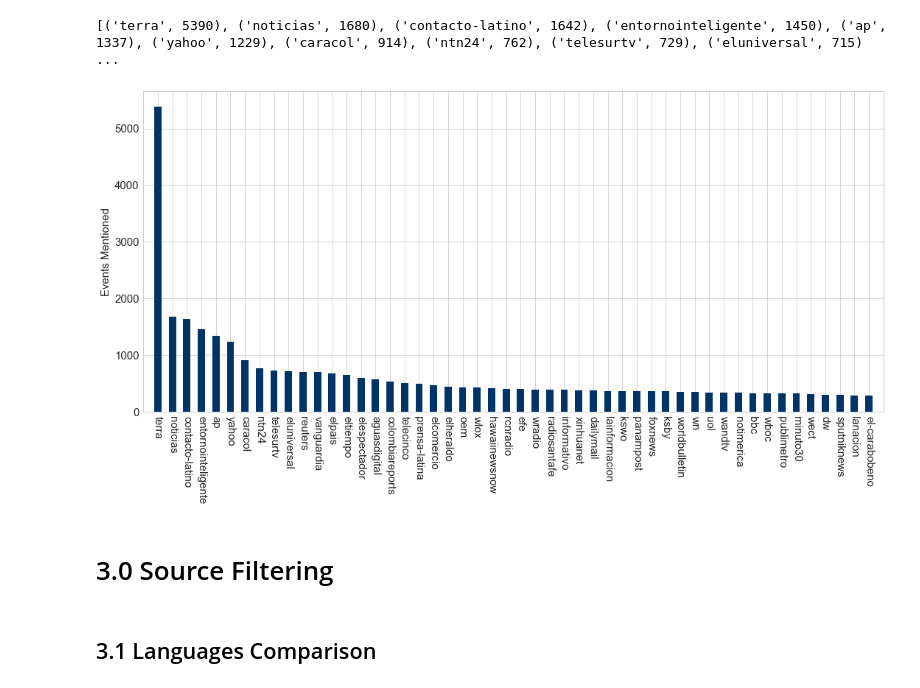
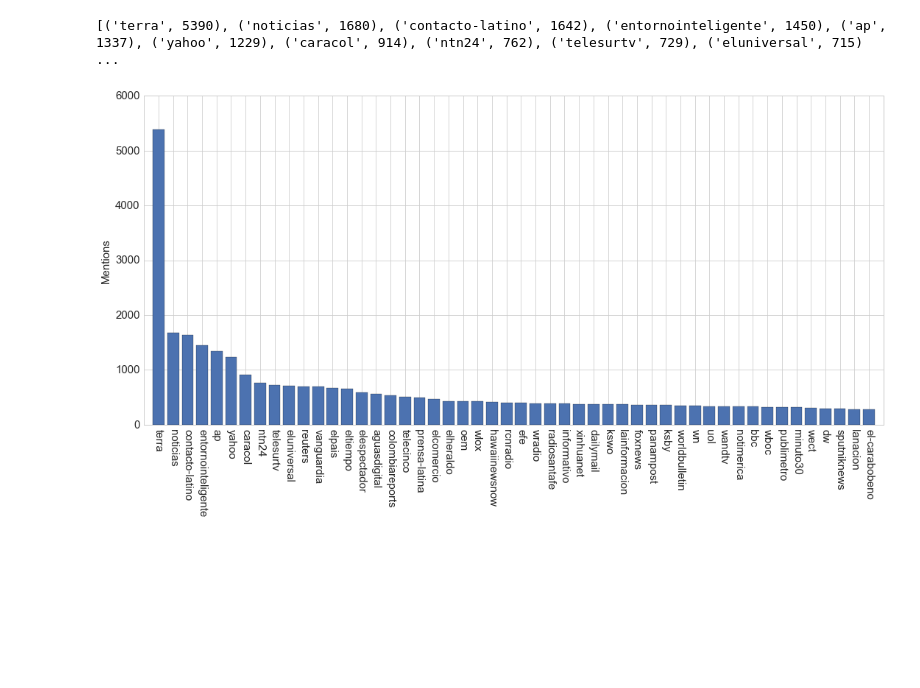
Before and after one commit to henrydambanemuya/gdelt-colombia, a Jupyter notebook: Notebooks/Mentions.ipynb, the cells around one changed output. Drawn from its saved outputs; the diff is of its cells as text; code cells hidden in the pictures; blank space fills up the shorter version.

```diff
--- a/Notebooks/Mentions.ipynb
+++ b/Notebooks/Mentions.ipynb
@@ -21,7 +21,7 @@ from NewspaperLanguages import translations
 pd.set_option('display.max_colwidth', -1)
 plt.style.use('seaborn-whitegrid')
 # Declare global variables
-all_mentions = pd.read_csv('C:/Users/henry/Dropbox/GDELT/all_mentions.csv', encoding='latin-1').sort_values('EventTimeDate', ascending=1)
+all_mentions = pd.read_csv('C:/Users/Administrator/Dropbox/GDELT/all_mentions.csv', encoding='latin-1').sort_values('EventTimeDate', ascending=1)
 all_mentions.columns
 # %% [output]
 Index(['GLOBALEVENTID', 'EventTimeDate', 'MentionTimeDate', 'MentionType',
@@ -140,0 +144,27 @@ plt.show()
+# %%
+all_mentions['MentionDates'] = [str(date)[:8] for date in all_mentions['MentionTimeDate']]
+
+dates = sorted([key for key in Counter(all_mentions['MentionDates']).keys()])
+daily_tone = [np.mean(all_mentions.loc[all_mentions['MentionDates'] == date, 'MentionDocTone']) for date in dates]
+
+def movingAverage(values, window):
+    weights = np.repeat(1.0, window)/window
+    sma = np.convolve(values, weights, 'valid')
+    return sma
+
+daily_tone_ma = movingAverage(daily_tone, 30)
+
+fig, ax = plt.subplots(figsize=(18, 8))
+ax.set_title('', fontsize=15, fontweight='bold')
+ax.tick_params(axis='x', labelsize=15)
+ax.tick_params(axis='y', labelsize=10)
+ax.set_xlabel('', fontsize=15)
+ax.set_ylabel('AvgTone' , fontsize=15)
+ax.set_xticks(np.arange(0, len(dates), 30))
+ax.set_xticklabels(ax.xaxis.get_majorticklabels(), rotation=270)
+ax.set_xticklabels(dates[::30])
+plt.plot(np.arange(len(dates)), daily_tone, label='AvgTone')
+plt.plot(np.arange(len(dates))[len(dates)-len(daily_tone_ma):], daily_tone_ma, label='SMA(30)', c='r')
+plt.xlim([0,len(dates)])
+plt.legend(loc='best', fontsize=15)
+plt.show()
@@ -144,8 +176,7 @@ plt.show()
 The Confidence indicator measures the percent confidence in the extraction of an event from an article for each mention.  See the discussion in the codebook at http://data.gdeltproject.org/documentation/GDELT-Event_Codebook-V2.0.pdf. The Confidence measure is a new feature in GDELT 2.0 that makes it possible to adjust the sensitivity of GDELT towards specific use cases. Those wishing to find the earliest glimmers of breaking events or reports of very small-bore events that tend to only appear as part of period “round up” reports, can use the entire event stream, while those wishing to find only the largest
 events with strongly detailed descriptions, can filter the Event stream to find only those events with the highest Confidence measures. The Confidence measure also makes it possible to identify the “best” news report to return for a given event (filtering all mentions of an event for those with the highest Confidence scores, most prominent positioning within the article, and/or in a specific source language – such as Arabic coverage of a protest versus English coverage of that protest)
 # %%
-fig4, ax = plt.subplots(figsize=(18, 8))
-plt.style.use('seaborn-paper')
+fig, ax = plt.subplots(figsize=(18, 8))
 values = list(all_mentions.Confidence)
 plt.hist(values, bins=10, range=(0,100), histtype='bar', align='mid', orientation='vertical')
 ax.set_title('', fontsize=15, fontweight='bold')
@@ -180,22 +211,18 @@ width = 0.5
 # %% [output]
 [('terra', 5390), ('noticias', 1680), ('contacto-latino', 1642), ('entornointeligente', 1450), ('ap', 1337), ('yahoo', 1229), ('caracol', 914), ('ntn24', 762), ('telesurtv', 729), ('eluniversal', 715) ...
 # %%
-fig5, ax = plt.subplots(figsize=(18, 8))
+fig, ax = plt.subplots(figsize=(18, 8))
 ax.set_title('', fontsize=15, fontweight='bold')
-ax.set_ylabel('Events Mentioned' , fontsize=15)
+ax.set_ylabel('Mentions' , fontsize=15)
 ax.set_xlabel('', fontsize=15)
 ax.tick_params(axis='x', labelsize=15)
 ax.tick_params(axis='y', labelsize=15)
-plt.bar(ind, mention_source_name_values, width, color='#003366')
+plt.bar(np.arange(len(mention_source_name_values)), mention_source_name_values, align='center')
 ax.set_xticks(np.arange(0, len(mention_source_name_labels), 1))
 ax.set_xticklabels(ax.xaxis.get_majorticklabels(), rotation=270)
 plt.xlim([0,len(mention_source_name_labels)])
 ax.set_xticklabels(mention_source_name_labels[::1])
 plt.xlim([-1,50])
 plt.show()
 # %% [output]
-[figure, old version]
+[figure, new version]
-# %% [markdown]
-# 3.0 Source Filtering
-# %% [markdown]
-## 3.1 Languages Comparison
```
Also changed, not shown: parts of 28 cells of this notebook.
